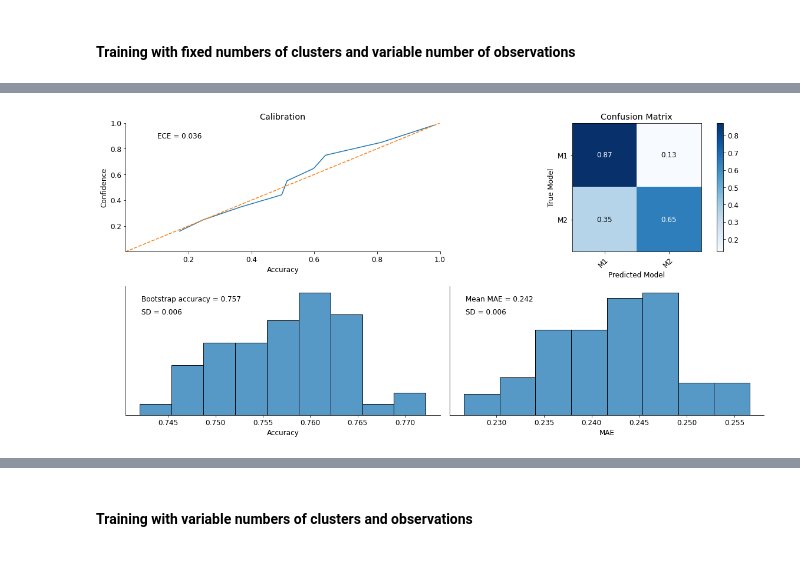
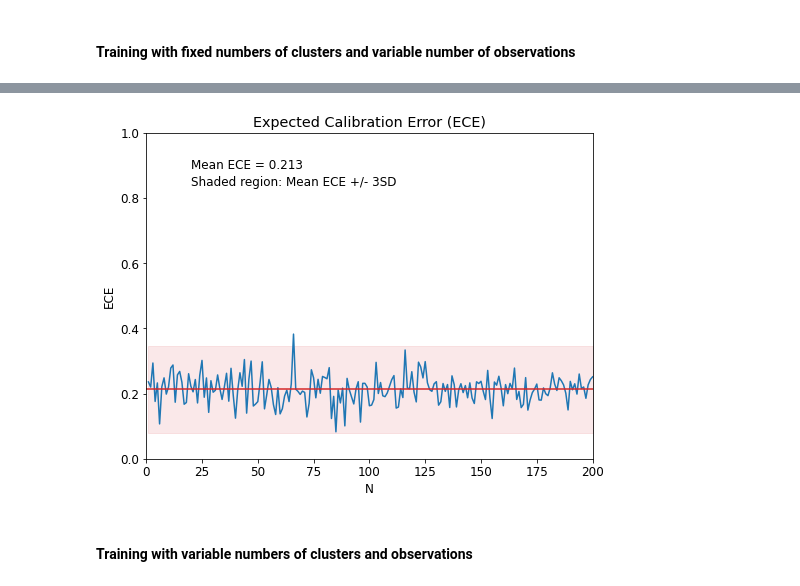
Before and after one commit to elseml/DeepHierarchicalModelComparison, a Jupyter notebook: Deep_Hierarchical_Model_Comparison.ipynb, the cells around one changed output, grey strips where cells are left out. Saved outputs shown, nothing was run; the diff lists cells and outputs as text; code cells hidden in the pictures.

```diff
--- a/Deep_Hierarchical_Model_Comparison.ipynb
+++ b/Deep_Hierarchical_Model_Comparison.ipynb
@@ -575,3 +575,10 @@ perf_tester(model, val_data, n_cal_bins=10)
 # %% [markdown]
 #### Training with fixed numbers of clusters and variable number of observations
+# %%
+# Experimental variables setup
+
+n_clust_min = 30
+n_clust_max =30
+n_obs_min = 1
+n_obs_max = 200
 # %%
@@ -595,4 +600,14 @@ val_data = simulator(n_val)
-# %%
-perf_tester(model, val_data, n_cal_bins=10)
-# %% [output]
-[figure, removed]
+# %%
+# Validation setup
+n_val_total = 10000
+n_val_per_setting = int(n_val_total/(n_obs_max+1-n_obs_min))
+simulator = MainSimulator(HierarchicalNormalSimulator())
+# %%
+# Generate data for each setting
+
+# Create list of validation data
+val_data = []
+for i in range(n_obs_min, n_obs_max+1):
+    sim_data = simulator(n_val_per_setting, n_clust_min=n_clust_min, n_clust_max=n_clust_max,
+                         n_obs_min=i, n_obs_max=i)
+    val_data.append(sim_data)
@@ -598,0 +669,5 @@ perf_tester(model, val_data, n_cal_bins=10)
+# %%
+%%time
+
+perf_tester(model, val_data, n_obs_min, n_obs_max)
+# %% [output]
@@ -599,2 +675,3 @@ perf_tester(model, val_data, n_cal_bins=10)
+[figure, added]
 # %% [markdown]
 #### Training with variable numbers of clusters and observations
```
Also changed, not shown: parts of 26 cells of this notebook.
